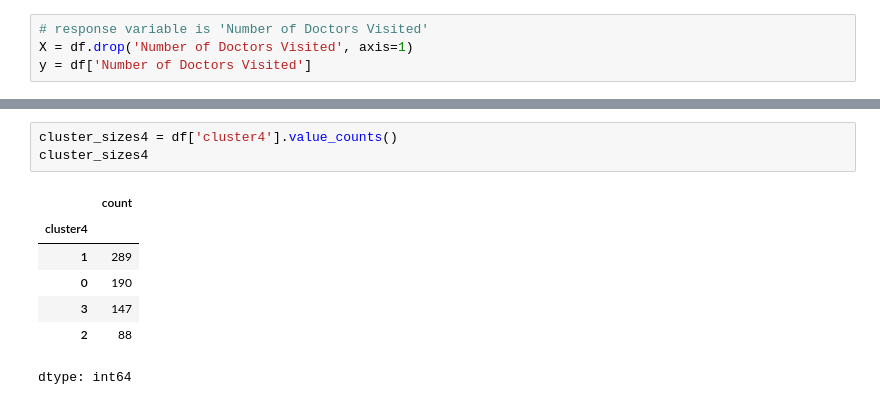
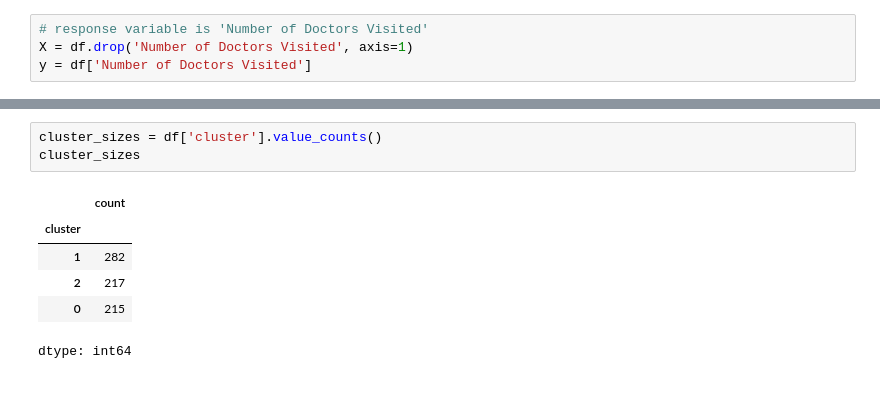
Before and after one commit to tracyhua2/DS3001, a Jupyter notebook: Final Project/DS3001_Unsupervised.ipynb, the cells around one changed output, grey strips where cells are left out. Saved outputs shown, nothing was run; the diff lists cells and outputs as text.

```diff
--- a/Final Project/DS3001_Unsupervised.ipynb
+++ b/Final Project/DS3001_Unsupervised.ipynb
@@ -123,13 +80,12 @@ dtype: int64
-# %%
-cluster_sizes4 = df['cluster4'].value_counts()
-cluster_sizes4
-# %% [output]
-|  | count |
-| cluster4 |  |
-| 1 | 289 |
-| 0 | 190 |
-| 3 | 147 |
-| 2 | 88 |
-dtype: int64
+# %%
+cluster_sizes = df['cluster'].value_counts()
+cluster_sizes
+# %% [output]
+|  | count |
+| cluster |  |
+| 1 | 282 |
+| 2 | 217 |
+| 0 | 215 |
+dtype: int64
 # %%
 # comparison of clusters for response variable fpr k = 3
```
Also changed, not shown: parts of 7 cells of this notebook.
